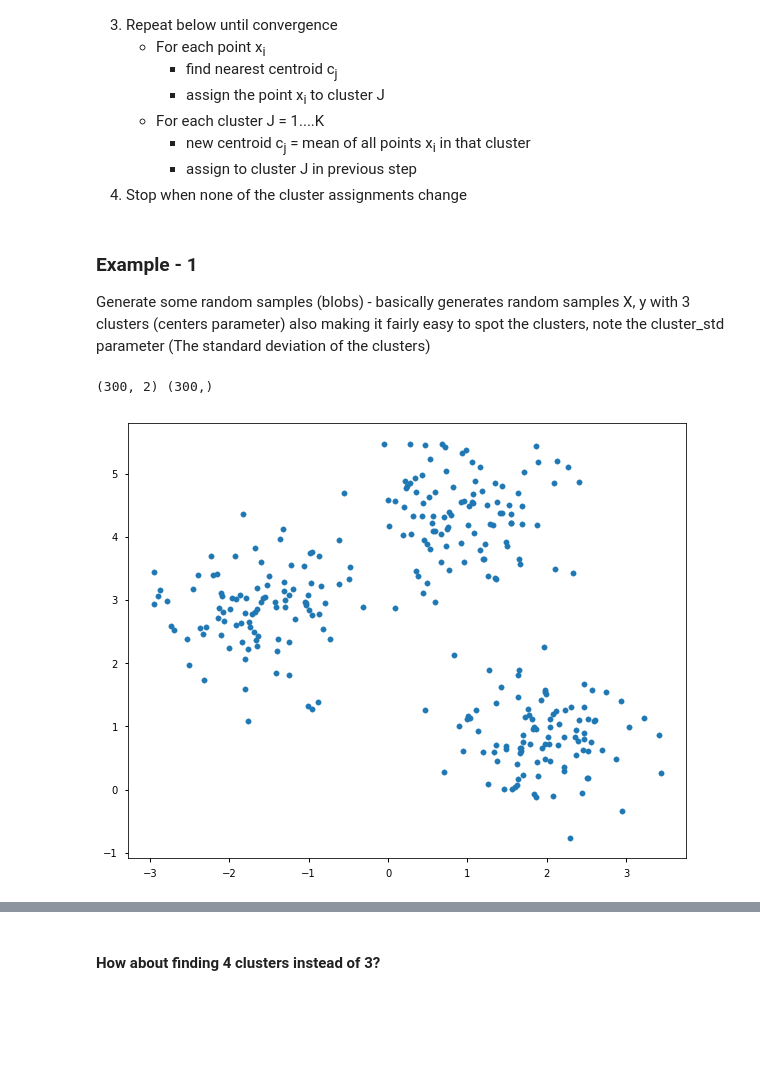
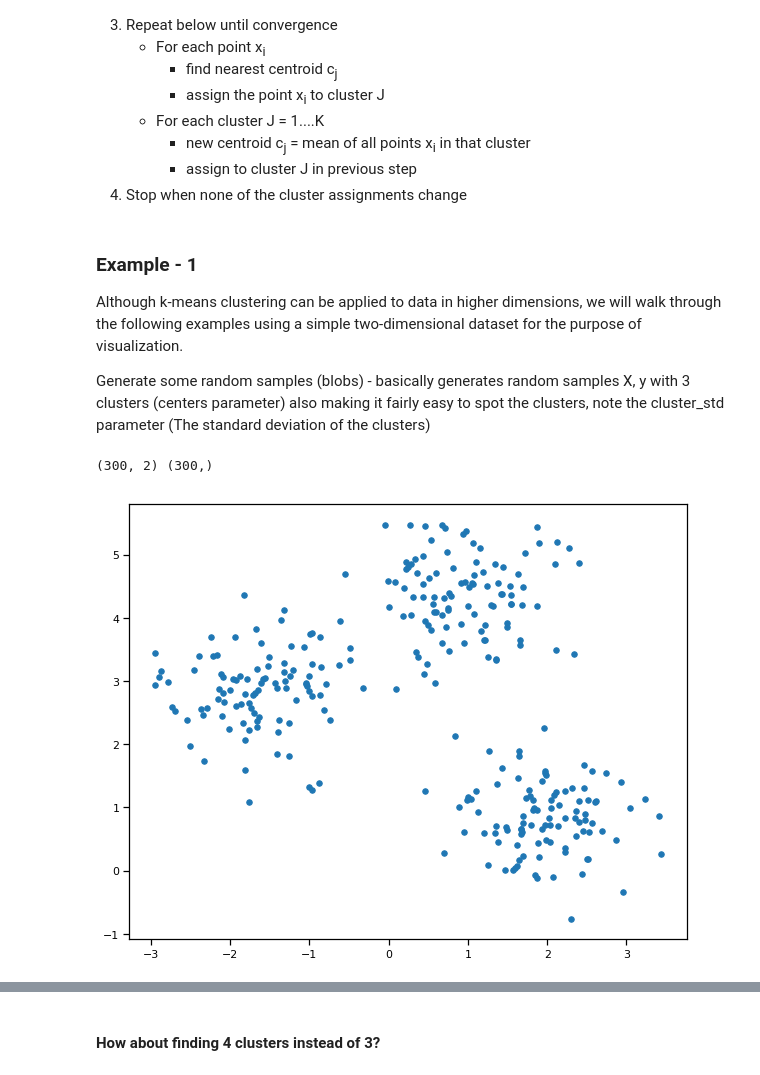
Before and after one commit to rvempati/Unsupervised-Learning, a Jupyter notebook: K-Means Clustering/K-Means Clustering - Few Examples.ipynb, the cells around one changed output, grey strips where cells are left out. Cells and saved outputs as stored; diff of their text form; code cells hidden in the pictures; blank space fills up the shorter version.

```diff
--- a/K-Means Clustering/K-Means Clustering - Few Examples.ipynb
+++ b/K-Means Clustering/K-Means Clustering - Few Examples.ipynb
@@ -56,16 +59,26 @@ seaborn.set_context('notebook')
 # %% [markdown]
 ### Example - 1
 
+Although k-means clustering can be applied to data in higher dimensions, we will walk through the following examples using a simple two-dimensional dataset for the purpose of visualization.
+
 Generate some random samples (blobs) - basically generates random samples X, y with 3 clusters (centers parameter) also making it fairly easy to spot the clusters, note the cluster_std parameter (The standard deviation of the clusters)
+# %%
+from sklearn.datasets.samples_generator import make_blobs
+
+X, y = make_blobs(n_samples=300,
+                  n_features=2,
+                  centers=3,
+                  random_state=0,
+                  cluster_std=0.60,
+                  shuffle=True)
+
+print(X.shape, y.shape)
+# %% [output]
+(300, 2) (300,)
 # %%
-from sklearn.datasets.samples_generator import make_blobs
-X, y = make_blobs(n_samples=300, centers=3, random_state=0, cluster_std=0.60)
-print(X.shape, y.shape)
-
 # y can take values 0,1,2 for 3 clusters but we're going to ignore y for the time being
 # Visualizing the blobs as a scatter plot
 plt.figure(figsize = (10, 8))
 plt.scatter(X[:, 0], X[:, 1], s=30, cmap=plt.cm.Paired);
 # %% [output]
-(300, 2) (300,)
-[figure, old version]
+[figure, new version]
```
Also changed, not shown: parts of 40 cells of this notebook, 9 other files.
